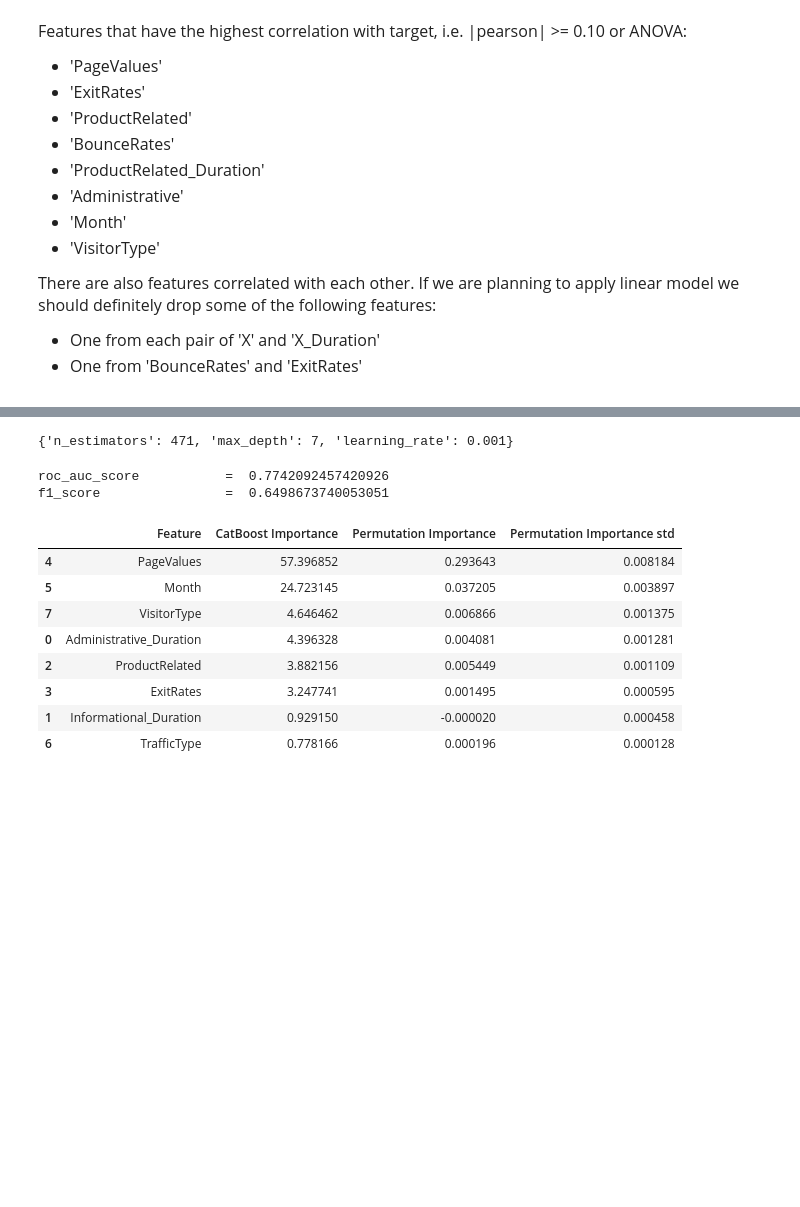
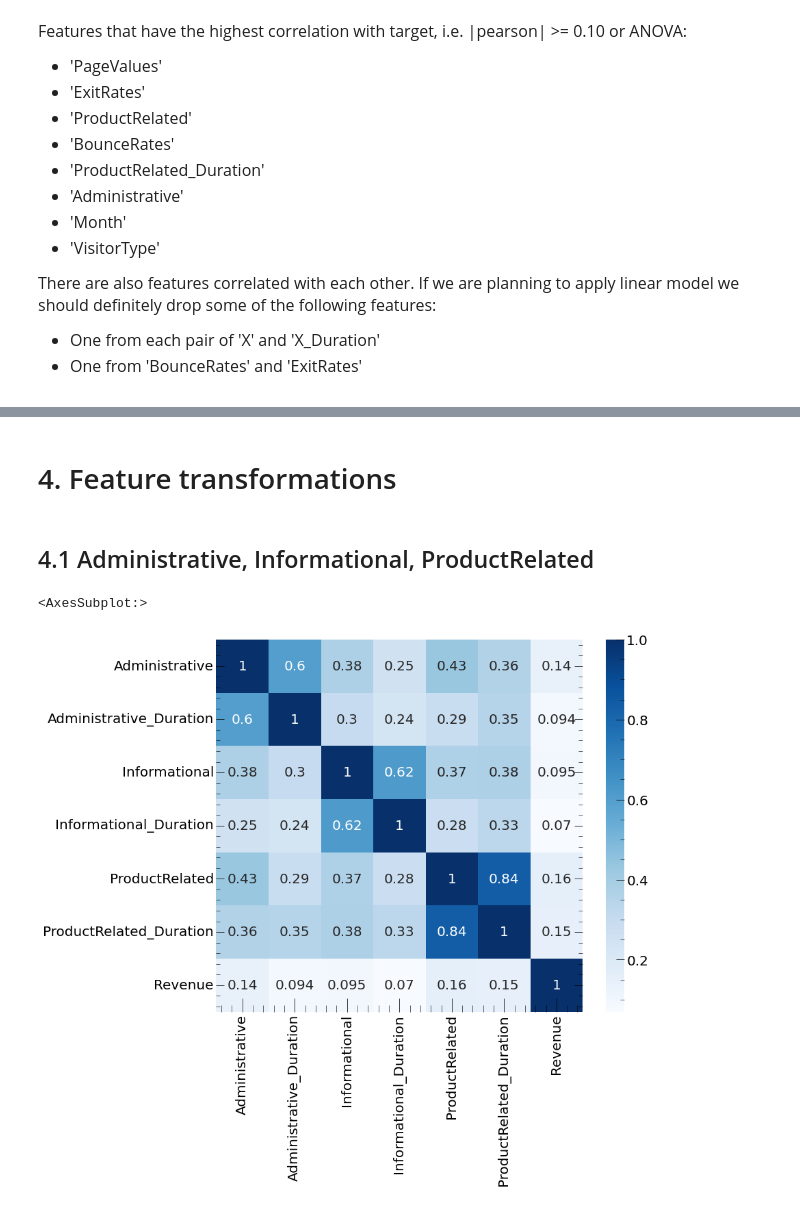
Before and after one commit to Sirnobaka/Online_Shoppers, a Jupyter notebook: Online_Shoppers.ipynb, the cells around one changed output, grey strips where cells are left out. Drawn from its saved outputs; the diff is of its cells as text; code cells hidden in the pictures; blank space fills up the shorter version.

```diff
--- a/Online_Shoppers.ipynb
+++ b/Online_Shoppers.ipynb
@@ -1862,42 +1447,16 @@ FrozenTrial(number=5, state=TrialState.COMPLETE, values=[0.7677452224780044], da
-# %%
-print(study.best_trial.params)
-# %% [output]
-{'n_estimators': 471, 'max_depth': 7, 'learning_rate': 0.001}
-# %%
-model = CatBoostClassifier(**study.best_params,
-                           cat_features=categorical_features_indices,
-                           logging_level='Silent')
-
-model.fit(X_train, y_train)
-pred = model.predict(X_test)
-
-print('roc_auc_score           = ', roc_auc_score(y_test, pred))
-print('f1_score                = ', f1_score(y_test, pred))
-# %% [output]
-roc_auc_score           =  0.7742092457420926
-f1_score                =  0.6498673740053051
-# %%
-model_permutation_importance = permutation_importance(model,
-                                                      X_test,
-                                                      y_test,
-                                                      scoring='roc_auc',
-                                                      n_repeats=50,
-                                                      random_state=0,
-                                                      n_jobs=-1)
-
-df_importance = pd.DataFrame({'Feature': model.feature_names_,
-                              'CatBoost Importance': model.feature_importances_,
-                              'Permutation Importance': model_permutation_importance.importances_mean,
-                              'Permutation Importance std': model_permutation_importance.importances_std})
-
-df_importance.sort_values(by='CatBoost Importance', ascending=False)
-# %% [output]
-|  | Feature | CatBoost Importance | Permutation Importance | Permutation Importance std |
-| 4 | PageValues | 57.396852 | 0.293643 | 0.008184 |
-| 5 | Month | 24.723145 | 0.037205 | 0.003897 |
-| 7 | VisitorType | 4.646462 | 0.006866 | 0.001375 |
-| 0 | Administrative_Duration | 4.396328 | 0.004081 | 0.001281 |
-| 2 | ProductRelated | 3.882156 | 0.005449 | 0.001109 |
-| 3 | ExitRates | 3.247741 | 0.001495 | 0.000595 |
-| 1 | Informational_Duration | 0.929150 | -0.000020 | 0.000458 |
-| 6 | TrafficType | 0.778166 | 0.000196 | 0.000128 |
+# %% [markdown]
+# 4. Feature transformations
+# %% [markdown]
+## 4.1 Administrative, Informational, ProductRelated
+# %%
+corr = data[[
+    "Administrative", "Administrative_Duration", "Informational",
+    "Informational_Duration", "ProductRelated", "ProductRelated_Duration",
+    "Revenue"
+]].corr()
+
+plt.figure(figsize=(12, 10))
+sns.heatmap(corr, cmap="Blues", annot=True)
+# %% [output]
+<AxesSubplot:>
+[figure, added]
```
Also changed, not shown: parts of 96 cells of this notebook.
